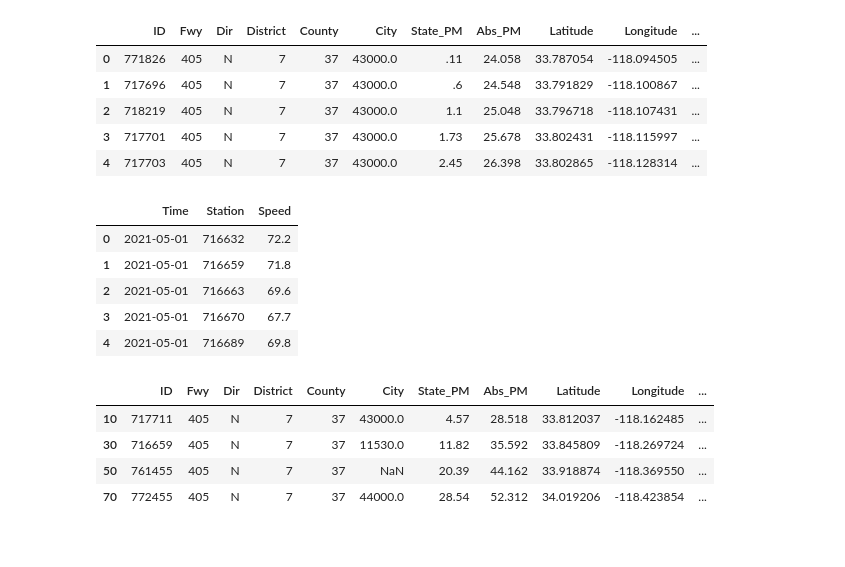
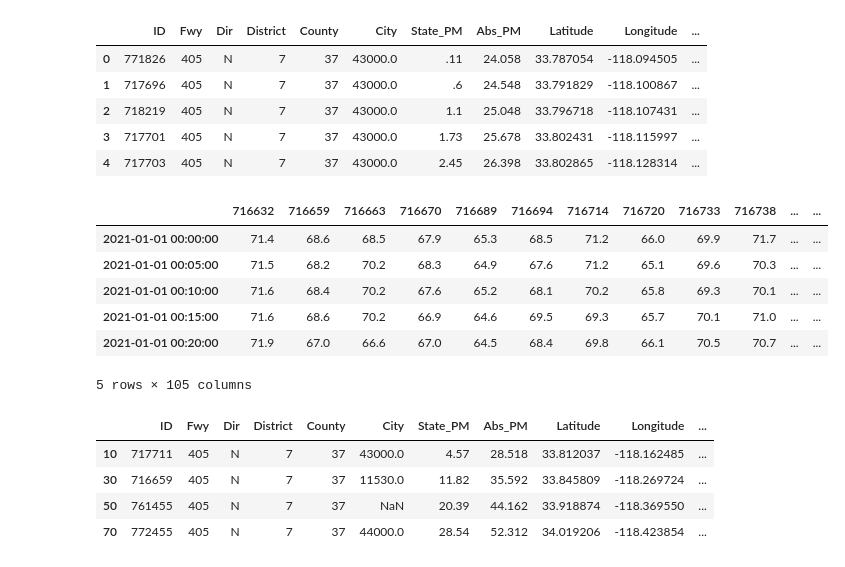
Before and after one commit to amanichopra/traffic-speed-forecasting, a Jupyter notebook: models/baseline.ipynb, the cells around one changed output. Cells and saved outputs as stored; diff of their text form; code cells hidden in the pictures.

```diff
--- a/models/baseline.ipynb
+++ b/models/baseline.ipynb
@@ -22,17 +22,20 @@ station_meta.head()
 | 2 | 718219 | 405 | N | 7 | 37 | 43000.0 | 1.1 | 25.048 | 33.796718 | -118.107431 | ... |
 | 3 | 717701 | 405 | N | 7 | 37 | 43000.0 | 1.73 | 25.678 | 33.802431 | -118.115997 | ... |
 | 4 | 717703 | 405 | N | 7 | 37 | 43000.0 | 2.45 | 26.398 | 33.802865 | -118.128314 | ... |
-# %%
-station_data = pd.read_csv('../data/processed/fwy-405-n/station-data.csv')
-station_data['Time'] = pd.to_datetime(station_data['Time'])
-station_data.head()
-# %% [output]
-|  | Time | Station | Speed |
-| 0 | 2021-05-01 | 716632 | 72.2 |
-| 1 | 2021-05-01 | 716659 | 71.8 |
-| 2 | 2021-05-01 | 716663 | 69.6 |
-| 3 | 2021-05-01 | 716670 | 67.7 |
-| 4 | 2021-05-01 | 716689 | 69.8 |
+# %%
+with open('../data/processed/fwy_405_n_ds/speeds.dat', 'rb') as f:
+    station_data = pickle.load(f)
+
+station_data.index = pd.to_datetime(station_data.index)
+station_data.head()
+# %% [output]
+|  | 716632 | 716659 | 716663 | 716670 | 716689 | 716694 | 716714 | 716720 | 716733 | 716738 | ... | ... |
+| 2021-01-01 00:00:00 | 71.4 | 68.6 | 68.5 | 67.9 | 65.3 | 68.5 | 71.2 | 66.0 | 69.9 | 71.7 | ... | ... |
+| 2021-01-01 00:05:00 | 71.5 | 68.2 | 70.2 | 68.3 | 64.9 | 67.6 | 71.2 | 65.1 | 69.6 | 70.3 | ... | ... |
+| 2021-01-01 00:10:00 | 71.6 | 68.4 | 70.2 | 67.6 | 65.2 | 68.1 | 70.2 | 65.8 | 69.3 | 70.1 | ... | ... |
+| 2021-01-01 00:15:00 | 71.6 | 68.6 | 70.2 | 66.9 | 64.6 | 69.5 | 69.3 | 65.7 | 70.1 | 71.0 | ... | ... |
+| 2021-01-01 00:20:00 | 71.9 | 67.0 | 66.6 | 67.0 | 64.5 | 68.4 | 69.8 | 66.1 | 70.5 | 70.7 | ... | ... |
+5 rows × 105 columns
 # %%
 # 4 example stations selected at different points along the route
 ex_stations = [
```
Also changed, not shown: parts of 13 cells of this notebook, 11 other files.
